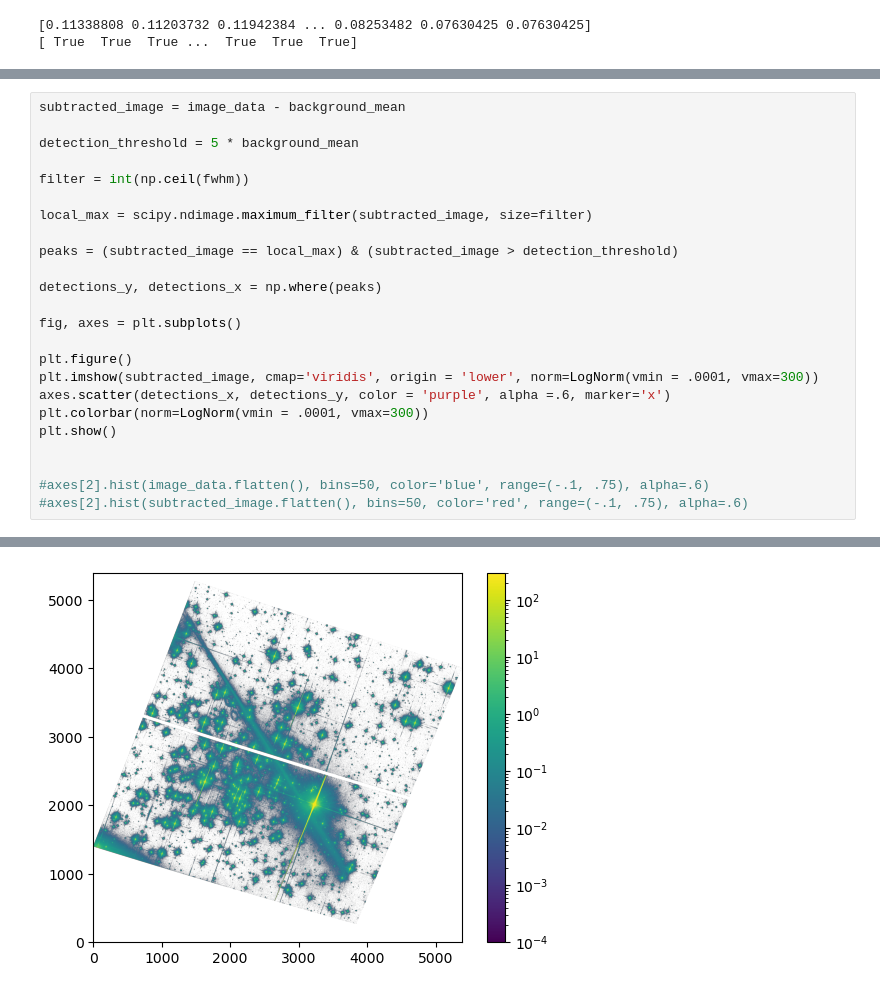
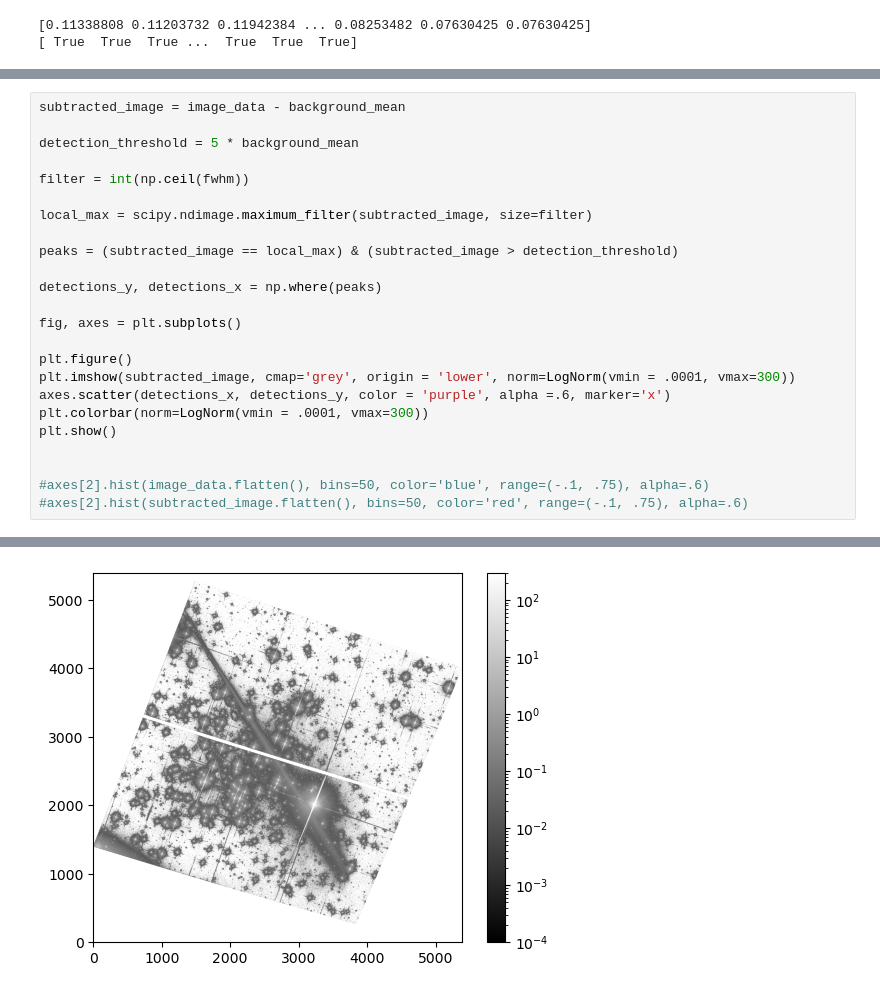
Before and after one commit to GravesTone5/Astro1221Project3, a Jupyter notebook: Project3.ipynb, the cells around one changed output, grey strips where cells are left out. Drawn from its saved outputs; the diff is of its cells as text.

```diff
--- a/Project3.ipynb
+++ b/Project3.ipynb
@@ -125,30 +126,30 @@ axes.hist(subtracted_image.flatten(), bins=50, color='red', range=(-.1, .75), al
 # %%
 subtracted_image = image_data - background_mean
 
 detection_threshold = 5 * background_mean
 
 filter = int(np.ceil(fwhm))
 
 local_max = scipy.ndimage.maximum_filter(subtracted_image, size=filter)
 
 peaks = (subtracted_image == local_max) & (subtracted_image > detection_threshold)
 
 detections_y, detections_x = np.where(peaks)
 
 fig, axes = plt.subplots()
 
 plt.figure()
-plt.imshow(subtracted_image, cmap='viridis', origin = 'lower', norm=LogNorm(vmin = .0001, vmax=300))
+plt.imshow(subtracted_image, cmap='grey', origin = 'lower', norm=LogNorm(vmin = .0001, vmax=300))
 axes.scatter(detections_x, detections_y, color = 'purple', alpha =.6, marker='x')
 plt.colorbar(norm=LogNorm(vmin = .0001, vmax=300))
 plt.show()
 
 
 #axes[2].hist(image_data.flatten(), bins=50, color='blue', range=(-.1, .75), alpha=.6)
 #axes[2].hist(subtracted_image.flatten(), bins=50, color='red', range=(-.1, .75), alpha=.6)
 # %% [output]
 [figure]
-[figure, old version]
+[figure, new version]
 # %%
 #each section is the coordinates of the center of a star on the image
 section_1 = subtracted_image[1311, 1231]
```
Also changed, not shown: parts of 5 cells of this notebook.
